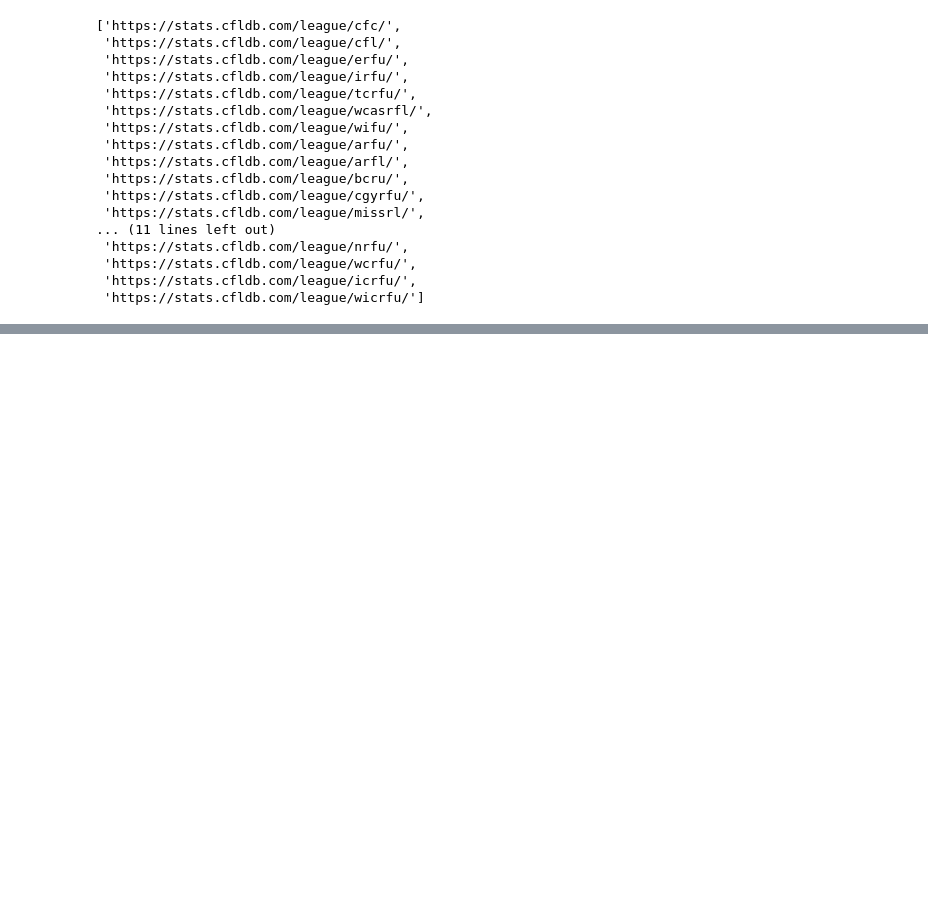
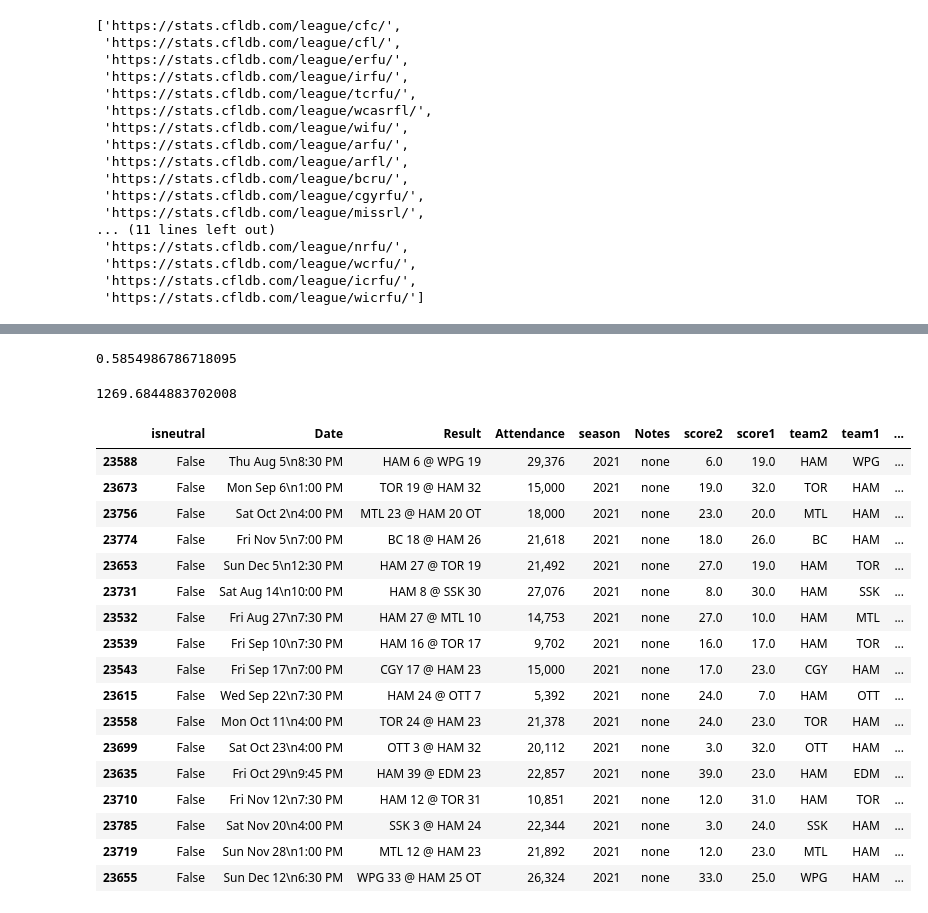
Before and after one commit to easella/cfl, a Jupyter notebook: cfl-elos.ipynb, the cells around one changed output, grey strips where cells are left out. Cells and saved outputs as stored; diff of their text form; code cells hidden in the pictures; blank space fills up the shorter version.

```diff
--- a/cfl-elos.ipynb
+++ b/cfl-elos.ipynb
@@ -230,8 +234,8 @@ str(row.Result)
 # %%
 row.Index
 # %%
-df=pd.DataFrame(records)
-df.at[24366,'Result']="McG 0 @ TOR 2"
+import pandas as pd
+df=pd.read_csv("https://ontheroadtovote.com/allcfl.csv")
 df=df[df.index!=25592]
 df['Notes']='none'
 df.at[24366,'Notes']="McG forfited"
@@ -244,6 +248,10 @@ yrs=[]
 ty=0
 tf=0
 df=df[df.Result!='QUE 0 @ TOR']
+df=df[df.Result!='CGY50  @ EDM']
+df=df[df.Result!='STJC  vs W90CR  (ND)']
+df=df[df.Result!='WRFC  vs W90CR  (ND)']
+df=df[df.Result!='W90CR  vs WRFC  (ND)']
 for row in df.itertuples():
     h=str(row.Result)
     if float(row.season) not in yrs:
@@ -343,7 +351,6 @@ for row in df.itertuples():
     df.at[row.Index,'score1']=t1s
     df.at[row.Index,'team2']=t2
     df.at[row.Index,'team1']=t1
-    df.at[row.Index,'time']=time
     df.at[row.Index,'fd']=fd
 vegdf=pd.read_csv("https://ontheroadtovote.com/ncaab/cflw.csv")
 for row in vegdf.iterrows():
@@ -362,0 +390,3 @@ row
+# %%
+df.sort_values(by='fd',inplace=True)
+df
@@ -417,17 +461,28 @@ class Elo:
             elo_diff=((eloLeague.ratingDict[winner]+hfa)-eloLeague.ratingDict[loser])
         if winnerHome==False:
             elo_diff=((eloLeague.ratingDict[winner])-(eloLeague.ratingDict[loser]+hfa))
-        mult=math.log(max(pd,1)+1)*(2.2 / (1.0 if  tie == 1 else ((elo_diff if tie == 1 else -elo_diff) * 0.001 + 2.2)))
+        elo_diff=abs(elo_diff)
+        if elo_diff==0:
+            elo_diff=0.00001
+        if ws!=ls:
+
+            mult=math.log(pd+1)*(2.2/elo_diff*0.0001+2.2)
+        if ws==ls:
+
+            mult=math.log(pd+1)*(2.2/1*0.0001+2.2)
         shift=(self.k*mult)*(1 - result)
         if u['yes']==0:
             print((self.k*mult)*(1 - result)  )
-            u['yes']=1
         self.ratingDict[winner]+=shift
         self.ratingDict[loser]-=shift
     def expectResult(self, p1, p2):
         exp = (p2-p1)/400.0
+        if u['yes']==0:
+            print(1/((10.0**(exp))+1))
+            u['yes']=1
         return 1/((10.0**(exp))+1)
-df.sort_values(by='fd')
+
+df.sort_values(by='fd',inplace=True)
 df=df.rename(columns={'neutral':'isneutral'})
 df=df.astype({"team1":"string","team2":"string","score2":float,'score1':float})
 df["score1"] = pd.to_numeric(df["score1"])
@@ -439,9 +494,10 @@ for team in teams:
     eloLeague.addPlayer(team,rating=1500)
 w=0
 l=0
+df=df.drop_duplicates()
 hfaz=[]
 
-cs=1884
+cs=1883
 
 for row in df.itertuples():
     if(row.season>cs):
@@ -479,3 +535,5 @@ for row in df.itertuples():
     if(row.score1==row.score2):
         wh=True
         eloLeague.gameOver(row.team1,row.team2,row.score1,row.score2,row.isneutral,wh)
+# %% [output]
+0.5854986786718095
@@ -487,3 +540,30 @@ for key in eloLeague.ratingDict.keys():
+# %%
+eloLeague.ratingDict['OTT']
+# %% [output]
+1269.6844883702008
+# %%
+
+g=df[df.season==2021]
+g[g.Result.str.contains("HAM")]
+# %% [output]
+|  | isneutral | Date | Result | Attendance | season | Notes | score2 | score1 | team2 | team1 | ... |
+| 23588 | False | Thu Aug 5\n8:30 PM | HAM 6 @ WPG 19 | 29,376 | 2021 | none | 6.0 | 19.0 | HAM | WPG | ... |
+| 23673 | False | Mon Sep 6\n1:00 PM | TOR 19 @ HAM 32 | 15,000 | 2021 | none | 19.0 | 32.0 | TOR | HAM | ... |
+| 23756 | False | Sat Oct 2\n4:00 PM | MTL 23 @ HAM 20 OT | 18,000 | 2021 | none | 23.0 | 20.0 | MTL | HAM | ... |
+| 23774 | False | Fri Nov 5\n7:00 PM | BC 18 @ HAM 26 | 21,618 | 2021 | none | 18.0 | 26.0 | BC | HAM | ... |
+| 23653 | False | Sun Dec 5\n12:30 PM | HAM 27 @ TOR 19 | 21,492 | 2021 | none | 27.0 | 19.0 | HAM | TOR | ... |
+| 23731 | False | Sat Aug 14\n10:00 PM | HAM 8 @ SSK 30 | 27,076 | 2021 | none | 8.0 | 30.0 | HAM | SSK | ... |
+| 23532 | False | Fri Aug 27\n7:30 PM | HAM 27 @ MTL 10 | 14,753 | 2021 | none | 27.0 | 10.0 | HAM | MTL | ... |
+| 23539 | False | Fri Sep 10\n7:30 PM | HAM 16 @ TOR 17 | 9,702 | 2021 | none | 16.0 | 17.0 | HAM | TOR | ... |
+| 23543 | False | Fri Sep 17\n7:00 PM | CGY 17 @ HAM 23 | 15,000 | 2021 | none | 17.0 | 23.0 | CGY | HAM | ... |
+| 23615 | False | Wed Sep 22\n7:30 PM | HAM 24 @ OTT 7 | 5,392 | 2021 | none | 24.0 | 7.0 | HAM | OTT | ... |
+| 23558 | False | Mon Oct 11\n4:00 PM | TOR 24 @ HAM 23 | 21,378 | 2021 | none | 24.0 | 23.0 | TOR | HAM | ... |
+| 23699 | False | Sat Oct 23\n4:00 PM | OTT 3 @ HAM 32 | 20,112 | 2021 | none | 3.0 | 32.0 | OTT | HAM | ... |
+| 23635 | False | Fri Oct 29\n9:45 PM | HAM 39 @ EDM 23 | 22,857 | 2021 | none | 39.0 | 23.0 | HAM | EDM | ... |
+| 23710 | False | Fri Nov 12\n7:30 PM | HAM 12 @ TOR 31 | 10,851 | 2021 | none | 12.0 | 31.0 | HAM | TOR | ... |
+| 23785 | False | Sat Nov 20\n4:00 PM | SSK 3 @ HAM 24 | 22,344 | 2021 | none | 3.0 | 24.0 | SSK | HAM | ... |
+| 23719 | False | Sun Nov 28\n1:00 PM | MTL 12 @ HAM 23 | 21,892 | 2021 | none | 12.0 | 23.0 | MTL | HAM | ... |
+| 23655 | False | Sun Dec 12\n6:30 PM | WPG 33 @ HAM 25 OT | 26,324 | 2021 | none | 33.0 | 25.0 | WPG | HAM | ... |
 # %%
 for year in range(1907,1956):
     regu="https://stats.cfldb.ca/league/irfu/schedule/"+str(year)+"/#IRFU-reg"
```
Also changed, not shown: parts of 10 cells of this notebook.
